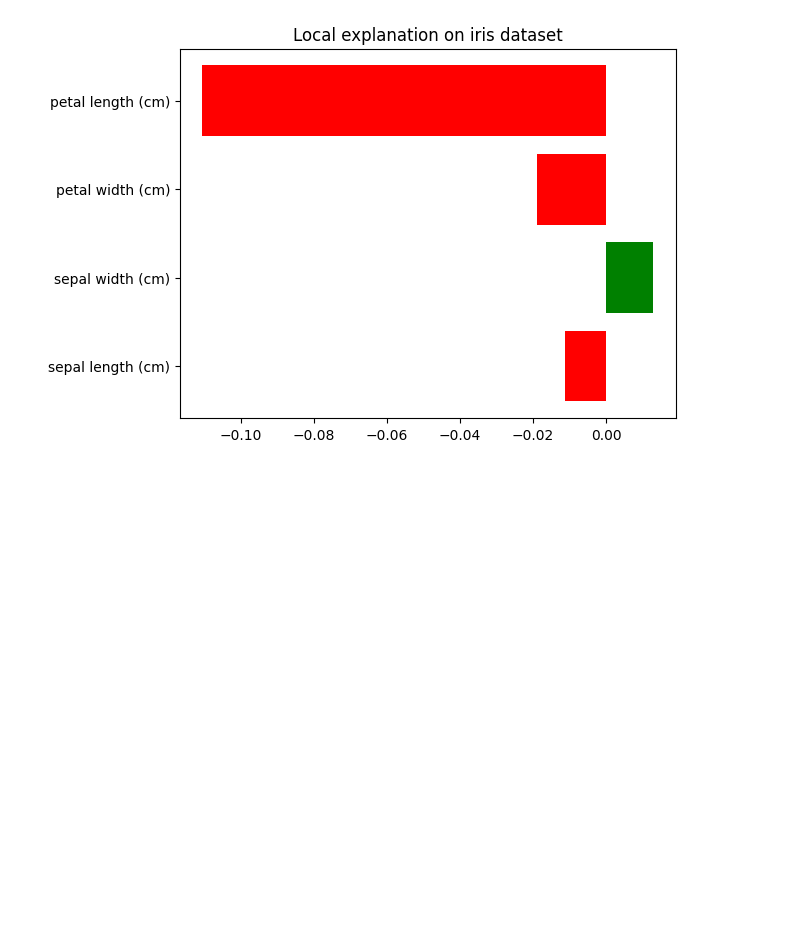
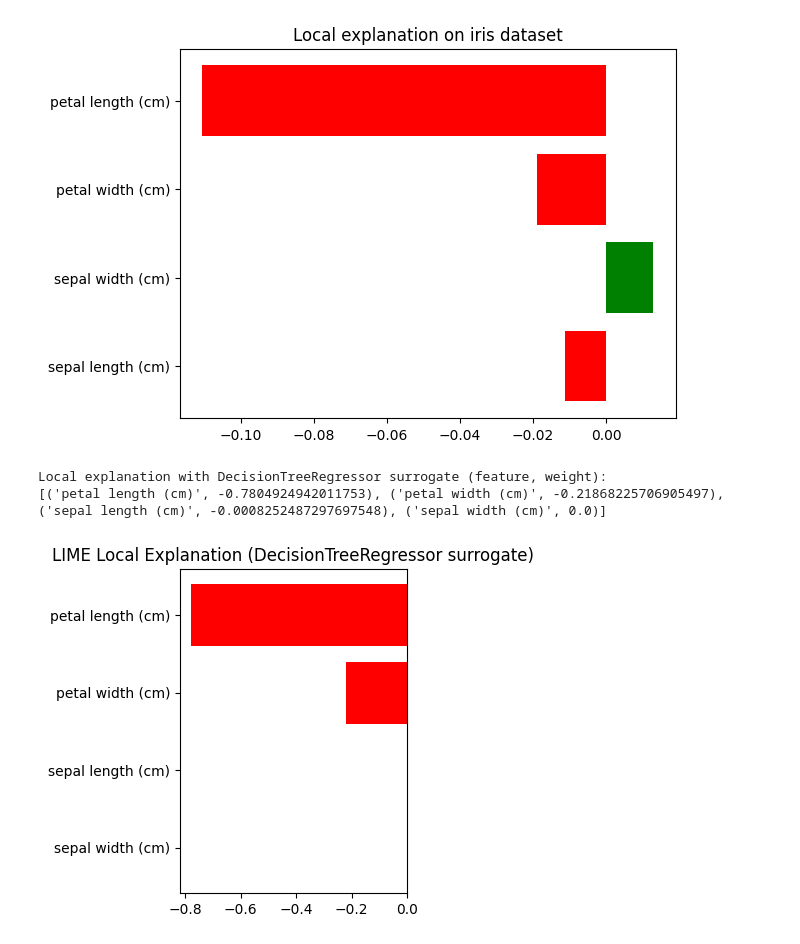
Before and after one commit to aymen20002005/lime_ndt, a Jupyter notebook: Notebooks/lime-ndt_dataset_iris.ipynb, the cells around one changed output. Saved outputs shown, nothing was run; the diff lists cells and outputs as text; code cells hidden in the pictures; blank space fills up the shorter version.

Commit message:
plot decision tree explanations

```diff
--- a/Notebooks/lime-ndt_dataset_iris.ipynb
+++ b/Notebooks/lime-ndt_dataset_iris.ipynb
@@ -94,3 +94,56 @@ plt.show()
 # %% [output]
 [figure]
 [figure]
+# %%
+from sklearn.tree import DecisionTreeRegressor
+import numpy as np
+import matplotlib.pyplot as plt
+
+# --- Custom wrapper class ---
+class SignedDecisionTreeRegressorWrapper(DecisionTreeRegressor):
+    """
+    DecisionTreeRegressor wrapper for LIME that produces signed coefficients
+    based on local feature–target correlations.
+    """
+    def fit(self, X, y, sample_weight=None):
+        super().fit(X, y, sample_weight=sample_weight)
+        importances = np.array(self.feature_importances_)
+
+        # Compute correlation signs between X_j and y
+        signs = np.zeros_like(importances)
+        for j in range(X.shape[1]):
+            corr = np.corrcoef(X[:, j], y)[0, 1]
+            signs[j] = np.sign(corr) if not np.isnan(corr) else 0
+
+        # Combine magnitude (importance) with direction (sign)
+        signed_importances = importances * signs
+
+        # Normalize
+        if np.sum(np.abs(signed_importances)) > 0:
+            signed_importances = signed_importances / np.sum(np.abs(signed_importances))
+
+        self.coef_ = signed_importances
+        self.intercept_ = np.array([np.mean(y)])
+        return self
+
+# --- Instantiate and use in LIME ---
+local_dt = SignedDecisionTreeRegressorWrapper(max_depth=3, random_state=0)
+
+exp_dt = explainer.explain_instance(
+    X_test[0],
+    predict_fn,
+    num_features=4,
+    model_regressor=local_dt
+)
+
+print("\nLocal explanation with DecisionTreeRegressor surrogate (feature, weight):")
+print(exp_dt.as_list())
+
+fig_dt = exp_dt.as_pyplot_figure()
+fig_dt.axes[0].set_title("LIME Local Explanation (DecisionTreeRegressor surrogate)")
+plt.tight_layout()
+plt.show()
+# %% [output]
+Local explanation with DecisionTreeRegressor surrogate (feature, weight):
+[('petal length (cm)', -0.7804924942011753), ('petal width (cm)', -0.21868225706905497), ('sepal length (cm)', -0.0008252487297697548), ('sepal width (cm)', 0.0)]
+[figure, added]
```
Also changed, not shown: parts of 1 cell of this notebook, 2 other files.
